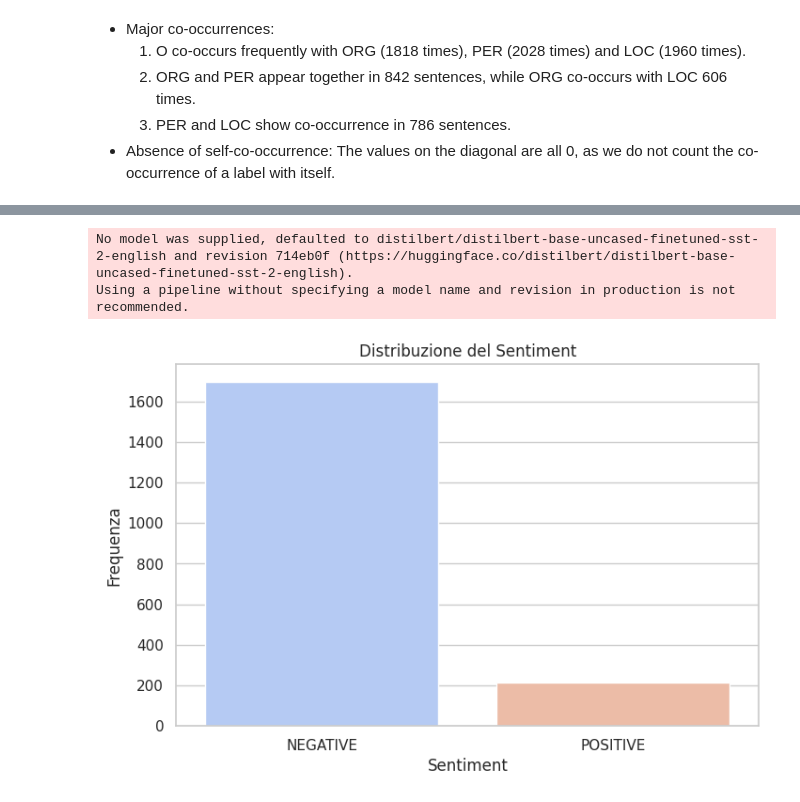
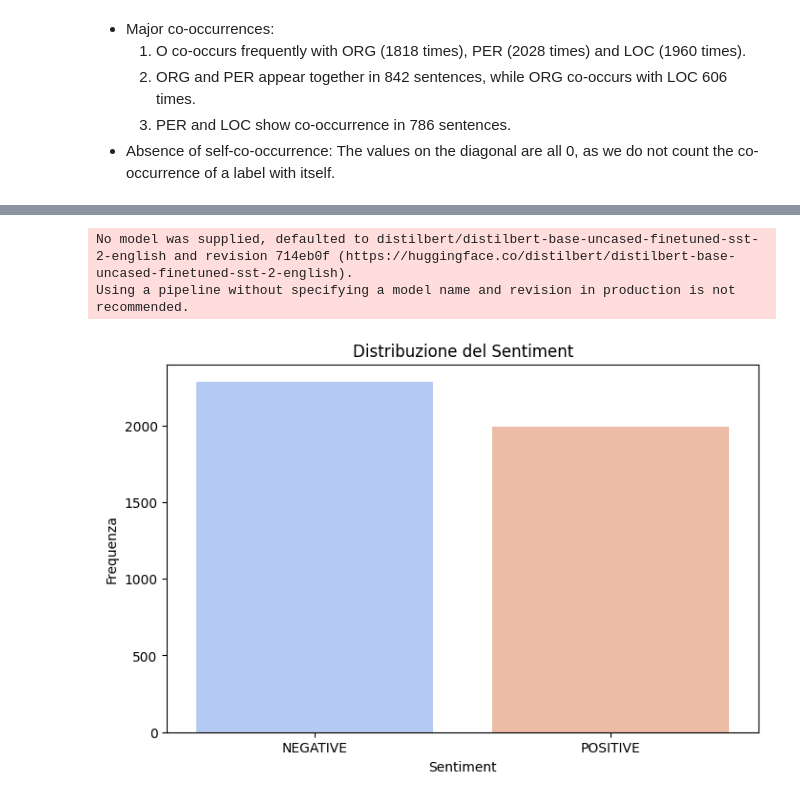
Before and after one commit to MicheleGiambelli/PlotTwisters-Project, a Jupyter notebook: DEA.ipynb, the cells around one changed output, grey strips where cells are left out. Cells and saved outputs as stored; diff of their text form; code cells hidden in the pictures.

```diff
--- a/DEA.ipynb
+++ b/DEA.ipynb
@@ -615,9 +571,9 @@ Architettura: DistilBERT è una versione ottimizzata e più leggera del modello
 # %%
 # Inizializza il pipeline di sentiment analysis
-sentiment_analyzer = pipeline("sentiment-analysis")
+sentiment_analyzer = pipeline("sentiment-analysis") # Quando si usa pipeline("sentiment-analysis") senza specificare un modello personalizzato Hugging Face carica di default il modello pre-addestrato DistilBERT Fine-Tuned su SST-2
 
-# Funzione per troncare le frasi a 512 caratteri
-def truncate_text(text, max_length=512):
+# Funzione per troncare le frasi a 28 caratteri
+def truncate_text(text, max_length=28):
     return text[:max_length]
 
 # Raggruppa i token per frase e crea un testo completo per ciascuna frase
@@ -627,31 +583,31 @@ sentences = combined_df.groupby('id')['token'].apply(lambda x: ' '.join(x)).toli
 sentences = [truncate_text(sentence) for sentence in sentences]
 
 # Funzione per eseguire il sentiment analysis in batch
 def get_batch_sentiment(sentences, batch_size=100):
     sentiments = []
     for i in range(0, len(sentences), batch_size):
         batch = sentences[i:i + batch_size]
         results = sentiment_analyzer(batch)
         sentiments.extend([res['label'] for res in results])  # Estrai solo la label del sentiment
     return sentiments
 
 # Applica il sentiment analysis in batch su tutte le frasi
 sentiments = get_batch_sentiment(sentences)
 
 # Crea un DataFrame con i risultati del sentiment per ciascuna frase
 sentiment_df = pd.DataFrame({'id': range(len(sentiments)), 'sentiment': sentiments})
 
 # Conta la distribuzione dei sentiment
 sentiment_counts = sentiment_df['sentiment'].value_counts()
 
 # Visualizza la distribuzione dei sentiment con un grafico a barre
 plt.figure(figsize=(8, 5))
 sns.barplot(x=sentiment_counts.index, y=sentiment_counts.values, palette="coolwarm")
 plt.title("Distribuzione del Sentiment")
 plt.xlabel("Sentiment")
 plt.ylabel("Frequenza")
 plt.show()
 # %% [output]
 No model was supplied, defaulted to distilbert/distilbert-base-uncased-finetuned-sst-2-english and revision 714eb0f (https://huggingface.co/distilbert/distilbert-base-uncased-finetuned-sst-2-english).
 Using a pipeline without specifying a model name and revision in production is not recommended.
-[figure, old version]
+[figure, new version]
```
Also changed, not shown: parts of 16 cells of this notebook.
